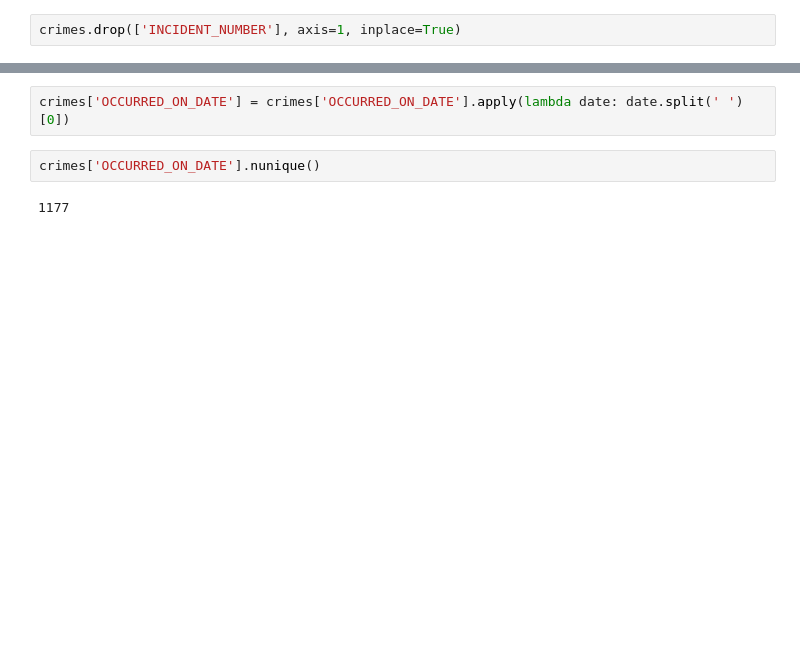
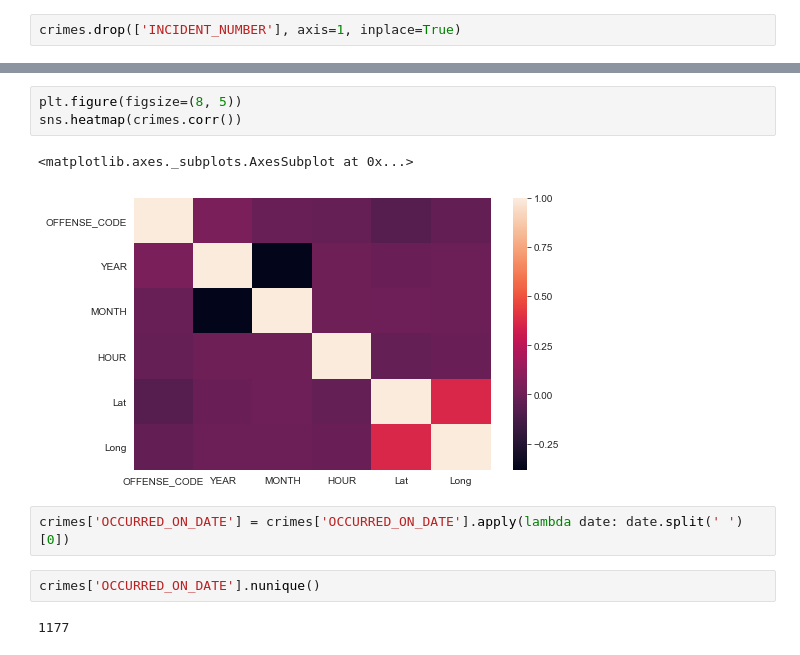
Before and after one commit to psaunderualberta/DataScienceProjects, a Jupyter notebook: Crimes in Boston.ipynb, the cells around one changed output, grey strips where cells are left out. Saved outputs shown, nothing was run; the diff lists cells and outputs as text; blank space fills up the shorter version.

```diff
--- a/Crimes in Boston.ipynb
+++ b/Crimes in Boston.ipynb
@@ -174,3 +171,9 @@ Name: Long, Length: 319073, dtype: float64
+# %%
+plt.figure(figsize=(8, 5))
+sns.heatmap(crimes.corr())
+# %% [output]
+<matplotlib.axes._subplots.AxesSubplot at 0x...>
+[figure, added]
 # %%
 crimes['OCCURRED_ON_DATE'] = crimes['OCCURRED_ON_DATE'].apply(lambda date: date.split(' ')[0])
 # %%
```
Also changed, not shown: parts of 32 cells of this notebook.
